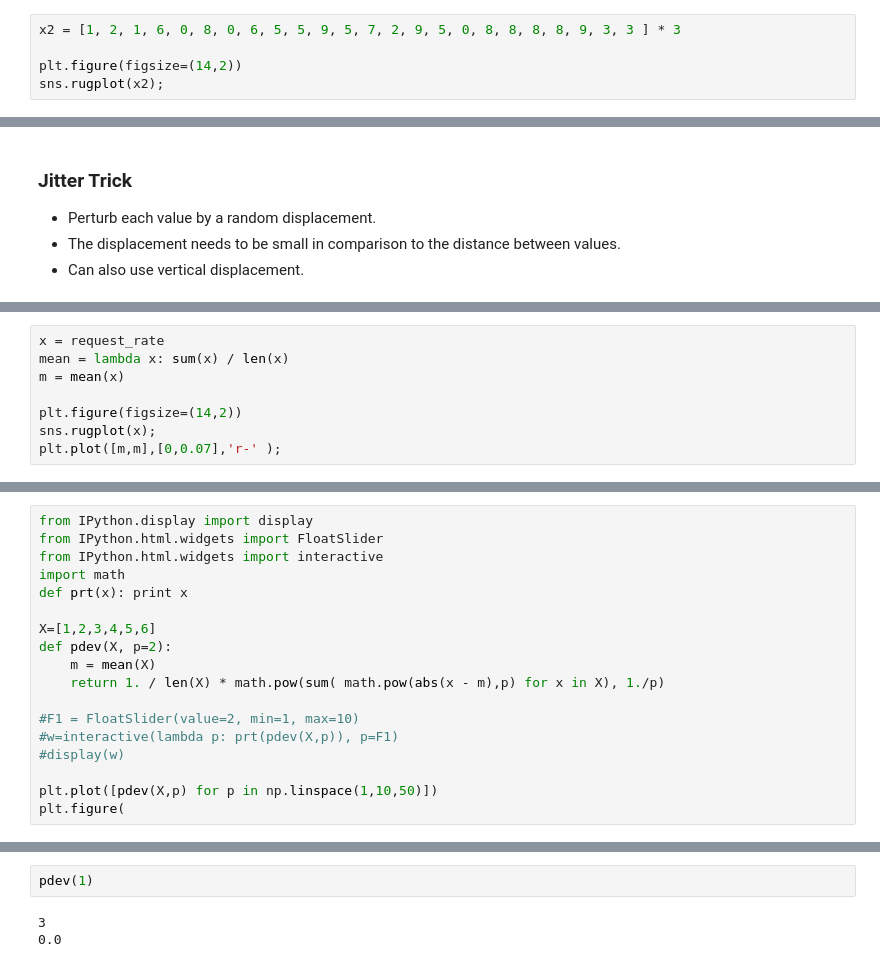
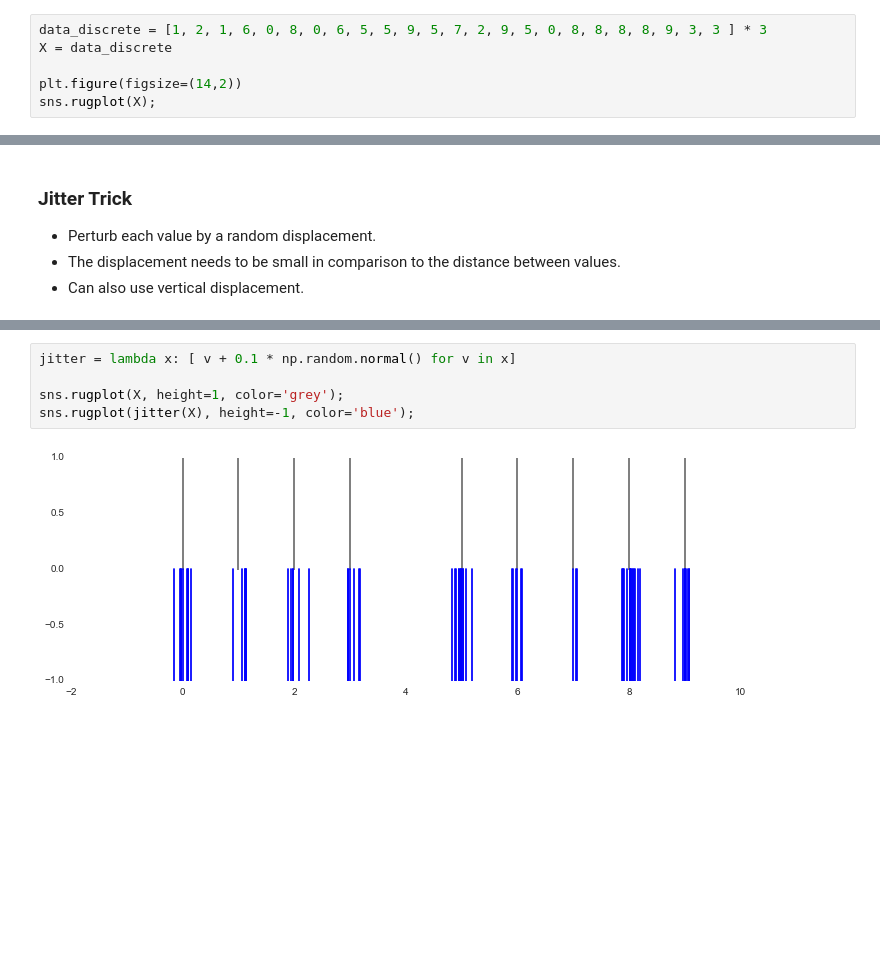
Before and after one commit to HeinrichHartmann/Statistics-for-Engineers, a Jupyter notebook: Tutorial.ipynb, the cells around one changed output, grey strips where cells are left out. Saved outputs shown, nothing was run; the diff lists cells and outputs as text; blank space fills up the shorter version.

```diff
--- a/Tutorial.ipynb
+++ b/Tutorial.ipynb
@@ -145,10 +152,11 @@ sns.rugplot(x,axis='y', height=1, color="blue");
 
 * Multiple values not visible.
 # %%
-x2 = [1, 2, 1, 6, 0, 8, 0, 6, 5, 5, 9, 5, 7, 2, 9, 5, 0, 8, 8, 8, 8, 9, 3, 3 ] * 3
+data_discrete = [1, 2, 1, 6, 0, 8, 0, 6, 5, 5, 9, 5, 7, 2, 9, 5, 0, 8, 8, 8, 8, 9, 3, 3 ] * 3
+X = data_discrete
 
 plt.figure(figsize=(14,2))
-sns.rugplot(x2);
+sns.rugplot(X);
 # %% [output]
 [figure]
 # %% [markdown]
@@ -217,8 +167,0 @@ $$ \mu = mean(x_1, \dots, x_n) = \frac{1}{n} \sum_{i=1}^n x_i. $$
-# %%
-x = request_rate
-mean = lambda x: sum(x) / len(x)
-m = mean(x)
-
-plt.figure(figsize=(14,2))
-sns.rugplot(x);
-plt.plot([m,m],[0,0.07],'r-' );
@@ -244,18 +167,0 @@ $$ \sigma_p=dev_p(x_1,\dots,x_n) =  \frac{1}{n} (\sum_{i=1}^n |x_i - \mu|^p)^{1/
-# %%
-from IPython.display import display
-from IPython.html.widgets import FloatSlider
-from IPython.html.widgets import interactive
-import math
-def prt(x): print x
-
-X=[1,2,3,4,5,6]
-def pdev(X, p=2):
-    m = mean(X)
-    return 1. / len(X) * math.pow(sum( math.pow(abs(x - m),p) for x in X), 1./p)
-
-#F1 = FloatSlider(value=2, min=1, max=10)
-#w=interactive(lambda p: prt(pdev(X,p)), p=F1)
-#display(w)
-
-plt.plot([pdev(X,p) for p in np.linspace(1,10,50)])
-plt.figure(
@@ -265,5 +168,7 @@ plt.figure(
-# %%
-pdev(1)
-# %% [output]
-3
-0.0
+# %%
+jitter = lambda x: [ v + 0.1 * np.random.normal() for v in x]
+
+sns.rugplot(X, height=1, color='grey');
+sns.rugplot(jitter(X), height=-1, color='blue');
+# %% [output]
+[figure, added]
```
Also changed, not shown: parts of 50 cells of this notebook, 2 other files.
